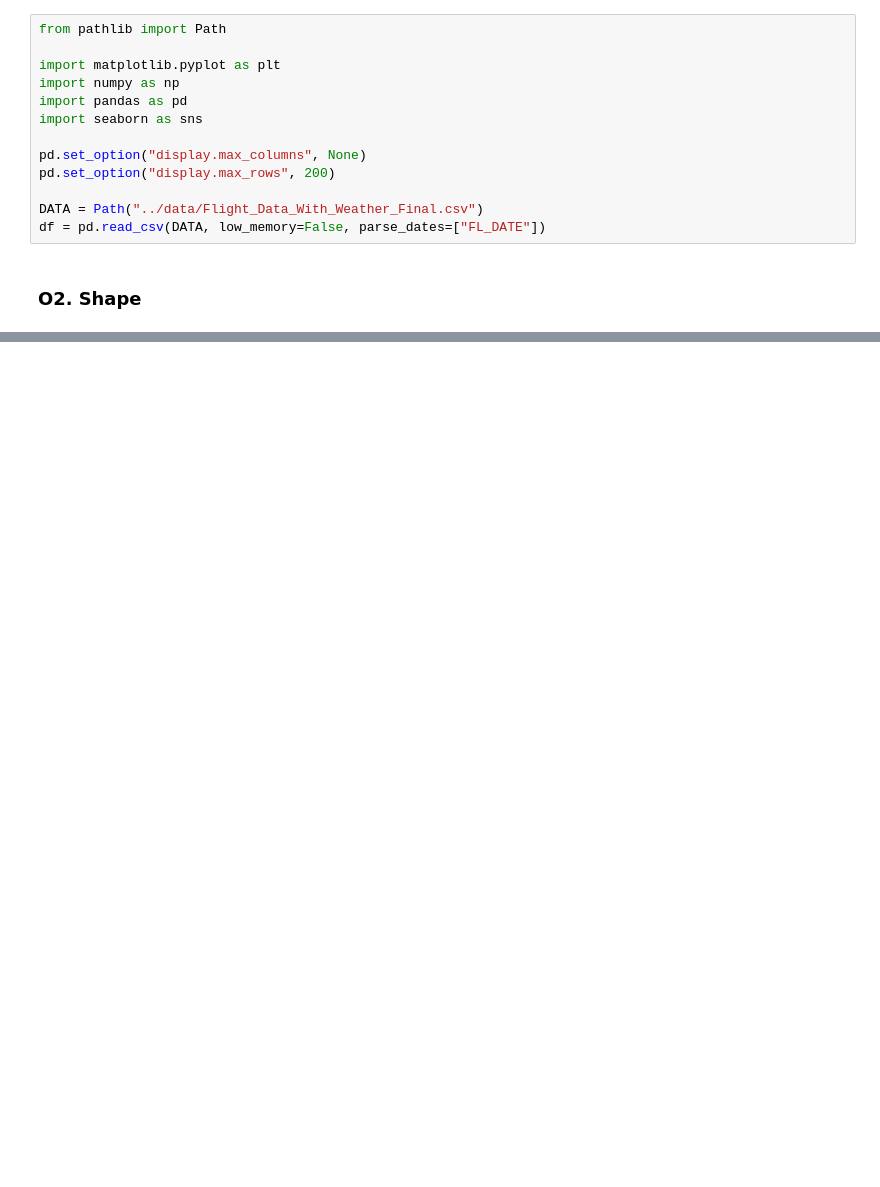
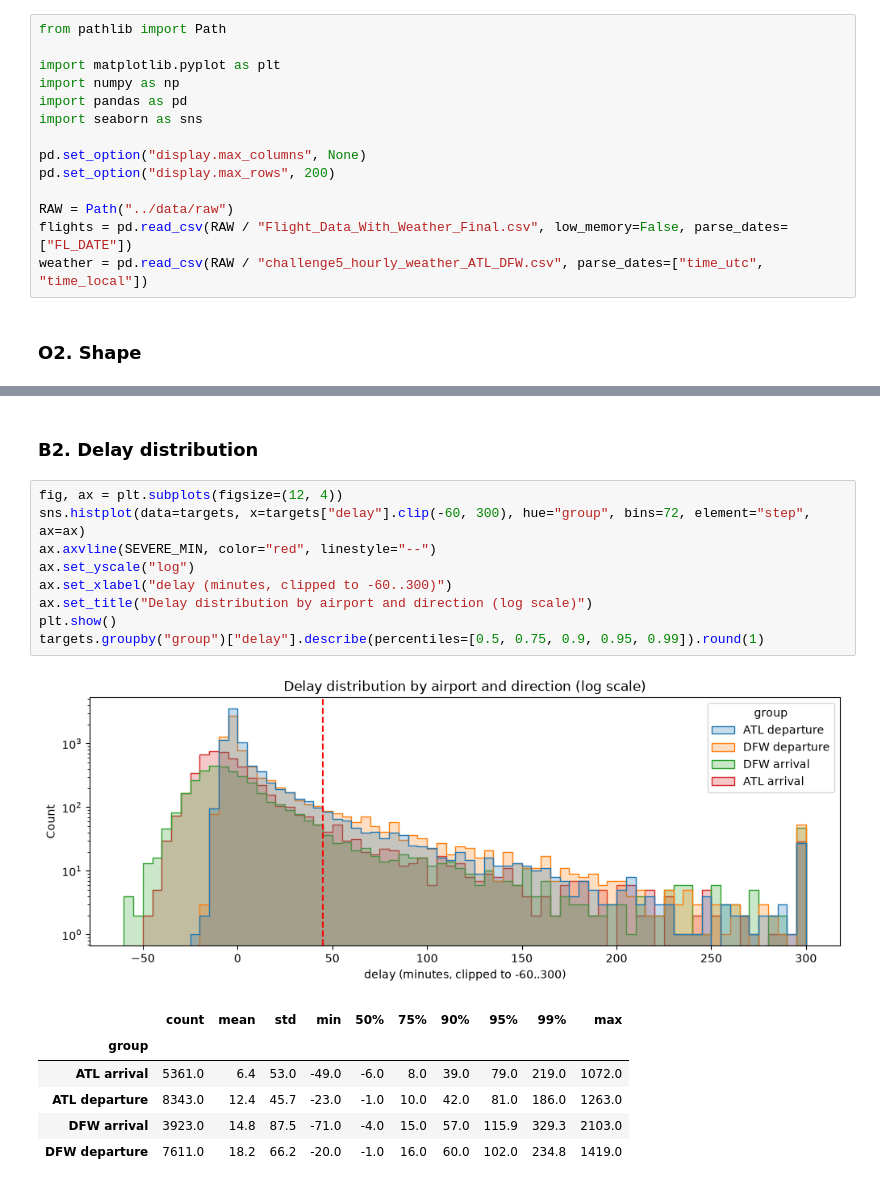
Before and after one commit to calvin4370/flight-delay-dashboard, a Jupyter notebook: notebooks/eda.ipynb, the cells around one changed output, grey strips where cells are left out. Saved outputs shown, nothing was run; the diff lists cells and outputs as text; blank space fills up the shorter version.

```diff
--- a/notebooks/eda.ipynb
+++ b/notebooks/eda.ipynb
@@ -19,7 +19,8 @@ import seaborn as sns
 pd.set_option("display.max_columns", None)
 pd.set_option("display.max_rows", 200)
 
-DATA = Path("../data/Flight_Data_With_Weather_Final.csv")
-df = pd.read_csv(DATA, low_memory=False, parse_dates=["FL_DATE"])
+RAW = Path("../data/raw")
+flights = pd.read_csv(RAW / "Flight_Data_With_Weather_Final.csv", low_memory=False, parse_dates=["FL_DATE"])
+weather = pd.read_csv(RAW / "challenge5_hourly_weather_ATL_DFW.csv", parse_dates=["time_utc", "time_local"])
 # %% [markdown]
 ### O2. Shape
@@ -1961,0 +563,19 @@ Suggestions only; final choices are made in planning.
+# %% [markdown]
+### B2. Delay distribution
+# %%
+fig, ax = plt.subplots(figsize=(12, 4))
+sns.histplot(data=targets, x=targets["delay"].clip(-60, 300), hue="group", bins=72, element="step", ax=ax)
+ax.axvline(SEVERE_MIN, color="red", linestyle="--")
+ax.set_yscale("log")
+ax.set_xlabel("delay (minutes, clipped to -60..300)")
+ax.set_title("Delay distribution by airport and direction (log scale)")
+plt.show()
+targets.groupby("group")["delay"].describe(percentiles=[0.5, 0.75, 0.9, 0.95, 0.99]).round(1)
+# %% [output]
+[figure, added]
+|  | count | mean | std | min | 50% | 75% | 90% | 95% | 99% | max |
+| group |  |  |  |  |  |  |  |  |  |  |
+| ATL arrival | 5361.0 | 6.4 | 53.0 | -49.0 | -6.0 | 8.0 | 39.0 | 79.0 | 219.0 | 1072.0 |
+| ATL departure | 8343.0 | 12.4 | 45.7 | -23.0 | -1.0 | 10.0 | 42.0 | 81.0 | 186.0 | 1263.0 |
+| DFW arrival | 3923.0 | 14.8 | 87.5 | -71.0 | -4.0 | 15.0 | 57.0 | 115.9 | 329.3 | 2103.0 |
+| DFW departure | 7611.0 | 18.2 | 66.2 | -20.0 | -1.0 | 16.0 | 60.0 | 102.0 | 234.8 | 1419.0 |
```
Also changed, not shown: parts of 258 cells of this notebook.
